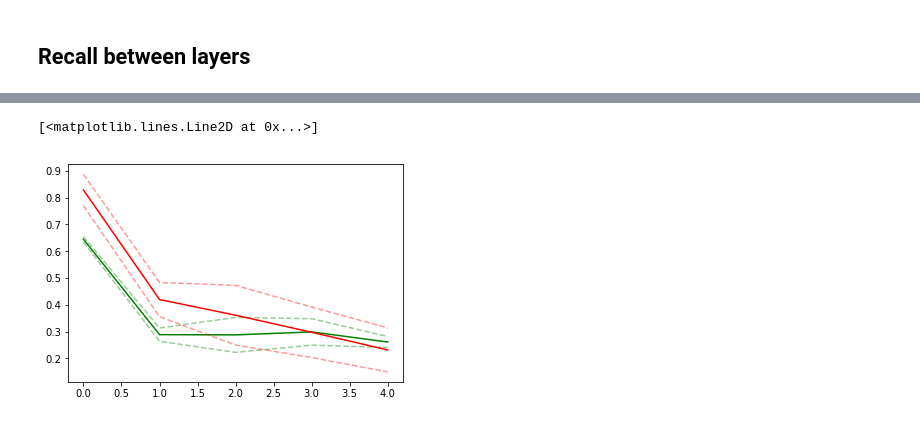
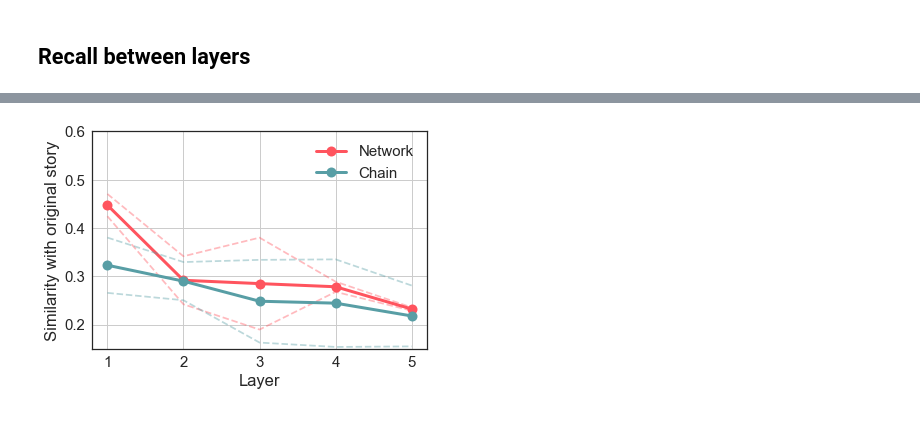
Before and after one commit to jgarciab/rumor_stuff, a Jupyter notebook: rumor_analyze.ipynb, the cells around one changed output, grey strips where cells are left out. Saved outputs shown, nothing was run; the diff lists cells and outputs as text; code cells hidden in the pictures.

```diff
--- a/rumor_analyze.ipynb
+++ b/rumor_analyze.ipynb
@@ -18,6 +18,8 @@ stemmer = nltk.stem.snowball.EnglishStemmer()
 [nltk_data] Downloading package stopwords to
 [nltk_data]     /home/javiergb/nltk_data...
 [nltk_data]   Package stopwords is already up-to-date!
+# %%
+mystopwords = mystopwords | {"hmmm","hmm","mm","ummm","umm","mmm","uhm","ehm","um"}
 # %%
 import re, math
 from collections import Counter
@@ -75,8 +77,8 @@ def get_between(chains=[3,4],type_="chain"):
                 for j in range(len(person2text[p1])):
                     mean_recall.append(jaccard(person2text[p1][i],person2text[p2][j]))
                     mean_recall2.append(get_cosine(person2text[p1][i],person2text[p2][j]))
-                    mean_recall3.append(jaccard(person2text["P1"][i],person2text[p2][j]))
-                    mean_recall4.append(get_cosine(person2text["P1"][i],person2text[p2][j]))
+                    mean_recall3.append(jaccard(person2text["P0"][i],person2text[p2][j]))
+                    mean_recall4.append(get_cosine(person2text["P0"][i],person2text[p2][j]))
 
             chain2jaccard[person].append(np.mean(mean_recall))
             chain2cosine[person].append(np.mean(mean_recall2))
@@ -185,0 +222,4 @@ plt.plot(pd.DataFrame(chain2cosine_cum).mean()-pd.DataFrame(chain2cosine_cum).st
+# %%
+import seaborn as sns
+sns.set(font_scale=1.5)
+sns.set_style("white")
@@ -186,12 +234,18 @@ plt.plot(pd.DataFrame(chain2cosine_cum).mean()-pd.DataFrame(chain2cosine_cum).st
 # %%
-plt.plot(pd.DataFrame(chain2jaccard_cum_n).mean(),color="green")
-plt.plot(pd.DataFrame(chain2jaccard_cum_n).mean()+pd.DataFrame(chain2jaccard_cum_n).std(),"--",color="green",alpha=0.4)
-plt.plot(pd.DataFrame(chain2jaccard_cum_n).mean()-pd.DataFrame(chain2jaccard_cum_n).std(),"--",color="green",alpha=0.4)
+plt.plot(range(1,6),pd.DataFrame(chain2jaccard_cum_n).mean(),"o-",color="#ff545e",linewidth=3,markersize=10,label="Network")
+plt.plot(range(1,6),pd.DataFrame(chain2jaccard_cum_n).mean()+pd.DataFrame(chain2jaccard_cum_n).std(),"--",color="#ff545e",alpha=0.4)
+plt.plot(range(1,6),pd.DataFrame(chain2jaccard_cum_n).mean()-pd.DataFrame(chain2jaccard_cum_n).std(),"--",color="#ff545e",alpha=0.4)
 
-plt.plot(pd.DataFrame(chain2jaccard_cum).mean(),color="red")
-plt.plot(pd.DataFrame(chain2jaccard_cum).mean()+pd.DataFrame(chain2jaccard_cum).std(),"--",color="red",alpha=0.4)
-plt.plot(pd.DataFrame(chain2jaccard_cum).mean()-pd.DataFrame(chain2jaccard_cum).std(),"--",color="red",alpha=0.4)
+plt.plot(range(1,6),pd.DataFrame(chain2jaccard_cum).mean(),"o-",color="#589ea5",linewidth=3,markersize=10,label="Chain")
+plt.plot(range(1,6),pd.DataFrame(chain2jaccard_cum).mean()+pd.DataFrame(chain2jaccard_cum).std(),"--",color="#589ea5",alpha=0.4)
+plt.plot(range(1,6),pd.DataFrame(chain2jaccard_cum).mean()-pd.DataFrame(chain2jaccard_cum).std(),"--",color="#589ea5",alpha=0.4)
+
+plt.xlabel("Layer")
+plt.ylabel("Similarity with original story")
+plt.legend()
+plt.ylim(0.15,0.6)
+plt.grid("on")
+plt.savefig("text.pdf", dpi=600, bbox_inches='tight')
 # %% [output]
-[<matplotlib.lines.Line2D at 0x...>]
-[figure, old version]
+[figure, new version]
 # %%
```
Also changed, not shown: parts of 16 cells of this notebook, 21 other files.
